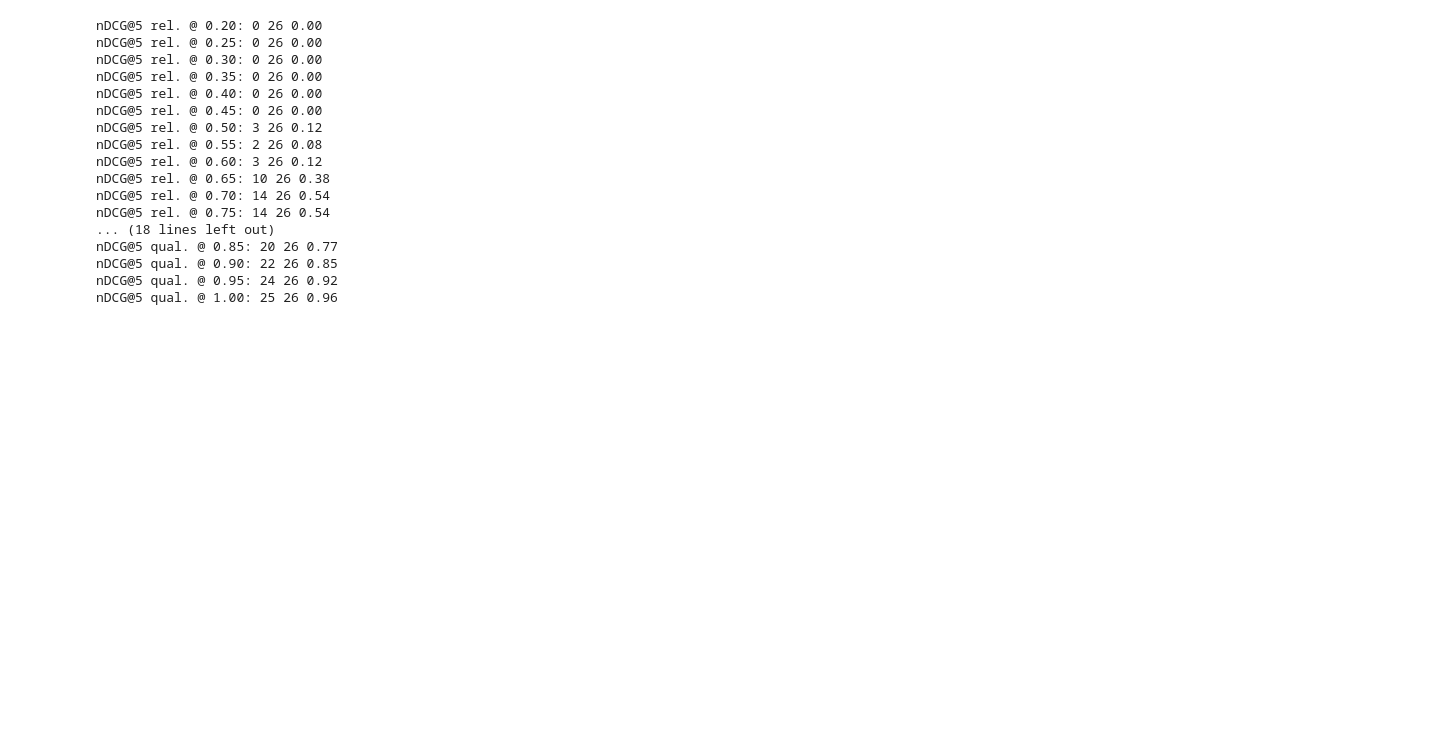
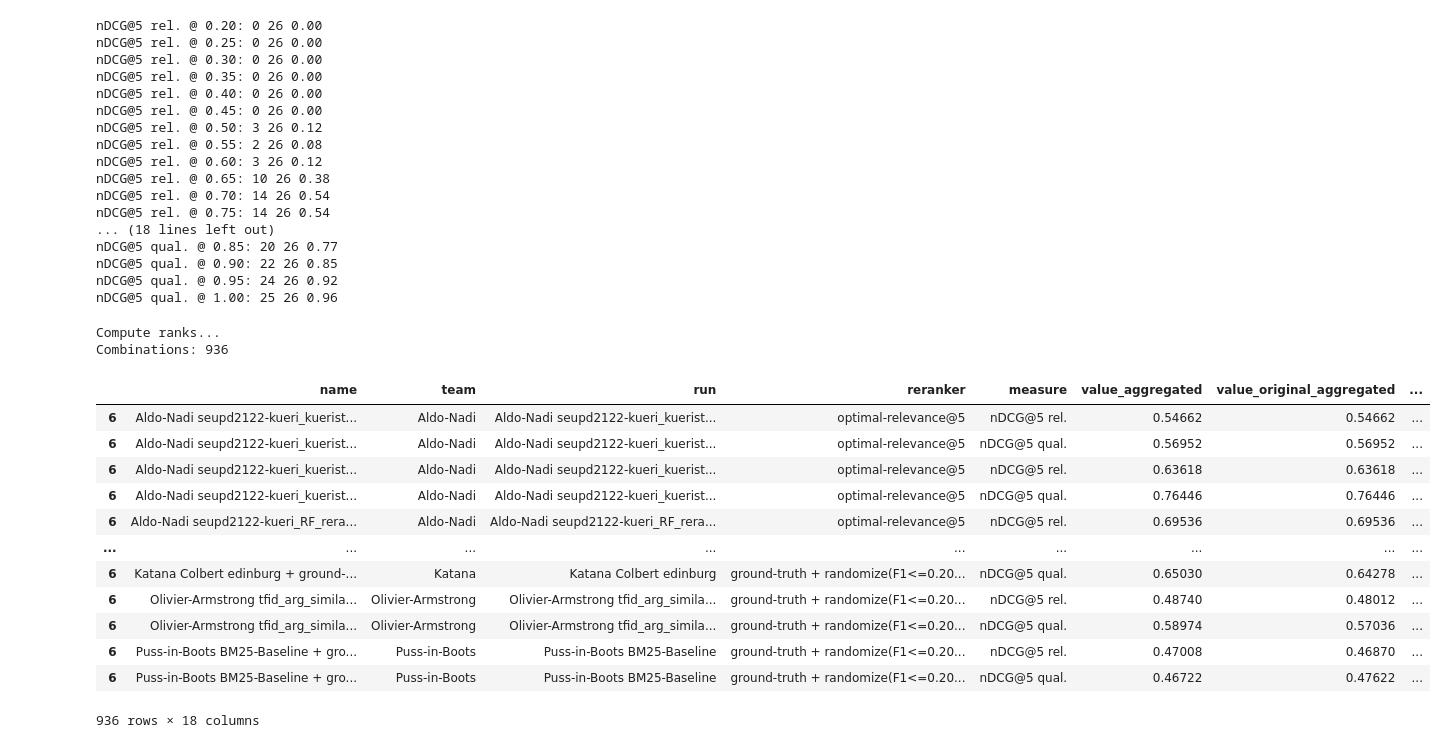
Before and after one commit to webis-de/argmining23-stance-aware-re-ranking, a Jupyter notebook: notebooks/evaluation_reranking.ipynb, the cells around one changed output. Cells and saved outputs as stored; diff of their text form; code cells hidden in the pictures; blank space fills up the shorter version.

```diff
--- a/notebooks/evaluation_reranking.ipynb
+++ b/notebooks/evaluation_reranking.ipynb
@@ -201,7 +201,7 @@ print(r"\end{tabular}")
 rerankers_table = {
     nan: r"Touch{\'e}",
     "ground-truth + stance-first@5": r"Oracle~{\tiny(\fone\tinymathsymbol{\bm{=}}1.00)}",
-    "ground-truth + randomize(F1<=0.90)@5 + stance-first@5": r"Simul.~{\tiny(\fone\tinymathsymbol{\bm{\approx}}0.90)}",
+    "ground-truth + randomize(F1<=0.75)@5 + stance-first@5": r"Simul.~{\tiny(\fone\tinymathsymbol{\bm{\approx}}0.75)}",
     "gpt3-tsv + stance-first@5": r"GPT-3~{\tiny(\fone\tinymathsymbol{\bm{=}}0.49)}",
     "google/flan-t5-base@5 + stance-first@5": r"Flan-T5~{\tiny(\fone\tinymathsymbol{\bm{=}}0.39)}",
     "roberta-csv + stance-first@5": r"\kern-0.25em RoBERTa~{\tiny(\fone\tinymathsymbol{\bm{=}}0.34)}\kern-0.25em",
@@ -670,3 +670,77 @@ nDCG@5 qual. @ 0.85: 20 26 0.77
 nDCG@5 qual. @ 0.90: 22 26 0.85
 nDCG@5 qual. @ 0.95: 24 26 0.92
 nDCG@5 qual. @ 1.00: 25 26 0.96
+# %%
+df_ranks = df.copy()
+df_ranks = df_ranks.groupby(["measure", "name"], dropna=False, sort=False).first().reset_index()
+df_ranks.drop(columns=["value", "value_original", "value_optimal", "team"], inplace=True)
+df_ranks = df_ranks.merge(measures, left_on="measure", right_on="name", suffixes=("", "_measure"))
+
+def table_row(df: DataFrame, maximize: bool, run: str, target_f1: float) -> Series:
+
+    df_reranked = df[df["run"] == run]
+    if isna(target_f1):
+        df_reranked = df_reranked[df_reranked["target_f1"].isna()]
+    else:
+        df_reranked = df_reranked[df_reranked["target_f1"] == target_f1]
+
+    df_reranked = df_reranked.groupby("qid", dropna=False, sort=False).aggregate({
+        column: "mean" if column.startswith("value") else "first"
+        for column in df_reranked.columns
+        if column != "qid"
+    }).reset_index()
+
+    df_originals = df[df["reranker"].isna()].sort_values("run").sort_values("value_aggregated", ascending=not maximize)
+    run_ranks_original = {run: i + 1 for i, run in enumerate(df_originals["run"].unique())}
+    run_rank_original = run_ranks_original[run]
+    df_leaderboard = concat([
+        df_originals[df_originals["run"] != run],
+        df_reranked,
+    ])
+    df_leaderboard = df_leaderboard.sort_values("run").sort_values("value_aggregated", ascending=not maximize)
+    run_ranks = {run: i + 1 for i, run in enumerate(df_leaderboard["run"].unique())}
+    run_rank = run_ranks[run]
+
+    df_reranked = df_reranked.sort_values("qid")
+
+    res: Series = df_reranked[[
+        "name", "run", "target_f1", "measure",
+        "value_aggregated", "value_original_aggregated", "value_optimal_aggregated"
+    ]].iloc[0]
+    res["run_rank"] = run_rank
+    res["run_rank_original"] = run_rank_original
+    res["reranker_index"] = reranker_index[reranker]
+    return res
+
+
+df_ranks = DataFrame([
+    table_row(
+        df_table_measure,
+        maximize,
+        run,
+        target_f1,
+    )
+    for target_f1 in df_ranks["target_f1"].unique()
+    for run in df_ranks["run"].unique()
+    for [_, maximize], df_table_measure in df_ranks.groupby(["measure", "maximize"], dropna=False, sort=False)
+])
+
+# df_ranks.sort_values(["measure", "target_f1", "run_rank"], ascending=[False, True, True], inplace=True)
+
+df_ranks
+# %% [output]
+Compute ranks...
+Combinations: 936
+|  | name | team | run | reranker | measure | value_aggregated | value_original_aggregated | ... |
+| 6 | Aldo-Nadi seupd2122-kueri_kuerist... | Aldo-Nadi | Aldo-Nadi seupd2122-kueri_kuerist... | optimal-relevance@5 | nDCG@5 rel. | 0.54662 | 0.54662 | ... |
+| 6 | Aldo-Nadi seupd2122-kueri_kuerist... | Aldo-Nadi | Aldo-Nadi seupd2122-kueri_kuerist... | optimal-relevance@5 | nDCG@5 qual. | 0.56952 | 0.56952 | ... |
+| 6 | Aldo-Nadi seupd2122-kueri_kuerist... | Aldo-Nadi | Aldo-Nadi seupd2122-kueri_kuerist... | optimal-relevance@5 | nDCG@5 rel. | 0.63618 | 0.63618 | ... |
+| 6 | Aldo-Nadi seupd2122-kueri_kuerist... | Aldo-Nadi | Aldo-Nadi seupd2122-kueri_kuerist... | optimal-relevance@5 | nDCG@5 qual. | 0.76446 | 0.76446 | ... |
+| 6 | Aldo-Nadi seupd2122-kueri_RF_rera... | Aldo-Nadi | Aldo-Nadi seupd2122-kueri_RF_rera... | optimal-relevance@5 | nDCG@5 rel. | 0.69536 | 0.69536 | ... |
+| ... | ... | ... | ... | ... | ... | ... | ... | ... |
+| 6 | Katana Colbert edinburg + ground-... | Katana | Katana Colbert edinburg | ground-truth + randomize(F1<=0.20... | nDCG@5 qual. | 0.65030 | 0.64278 | ... |
+| 6 | Olivier-Armstrong tfid_arg_simila... | Olivier-Armstrong | Olivier-Armstrong tfid_arg_simila... | ground-truth + randomize(F1<=0.20... | nDCG@5 rel. | 0.48740 | 0.48012 | ... |
+| 6 | Olivier-Armstrong tfid_arg_simila... | Olivier-Armstrong | Olivier-Armstrong tfid_arg_simila... | ground-truth + randomize(F1<=0.20... | nDCG@5 qual. | 0.58974 | 0.57036 | ... |
+| 6 | Puss-in-Boots BM25-Baseline + gro... | Puss-in-Boots | Puss-in-Boots BM25-Baseline | ground-truth + randomize(F1<=0.20... | nDCG@5 rel. | 0.47008 | 0.46870 | ... |
+| 6 | Puss-in-Boots BM25-Baseline + gro... | Puss-in-Boots | Puss-in-Boots BM25-Baseline | ground-truth + randomize(F1<=0.20... | nDCG@5 qual. | 0.46722 | 0.47622 | ... |
+936 rows × 18 columns
```
Also changed, not shown: parts of 7 cells of this notebook.
